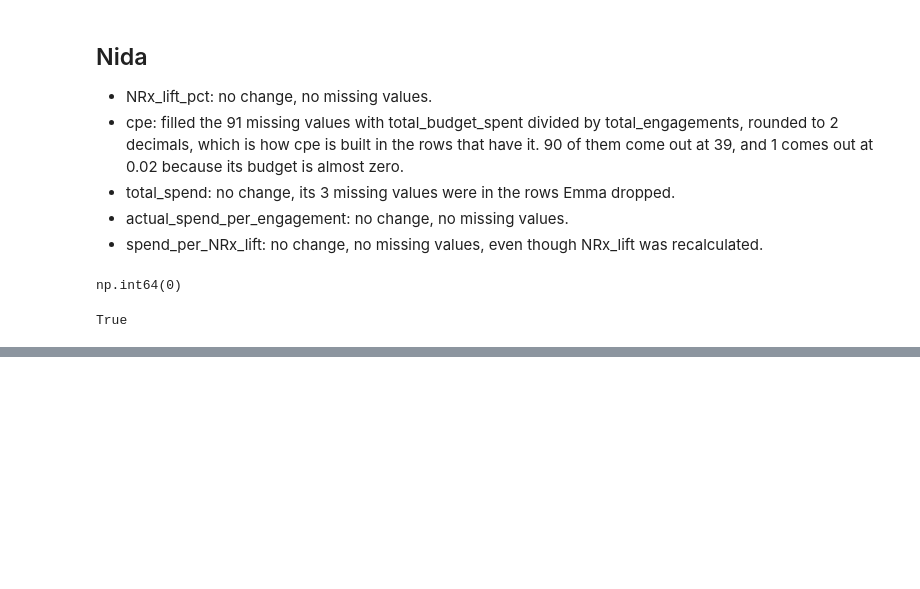
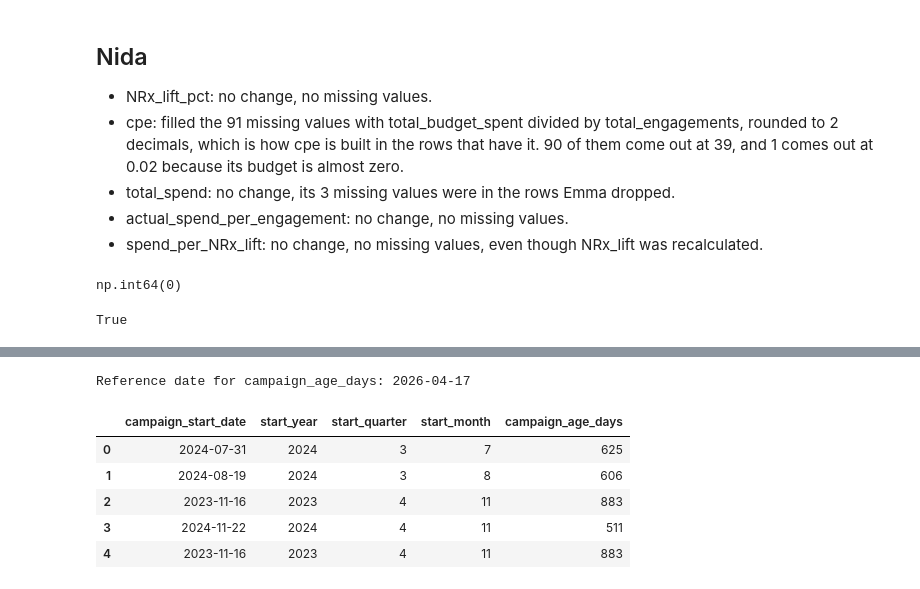
Before and after one commit to Break-Through-Tech/Pharma-1A-predicting-pharma-ad-performance, a Jupyter notebook: notebooks/clean_dataset.ipynb, the cells around one changed output, grey strips where cells are left out. Saved outputs shown, nothing was run; the diff lists cells and outputs as text; code cells hidden in the pictures; blank space fills up the shorter version.

```diff
--- a/notebooks/clean_dataset.ipynb
+++ b/notebooks/clean_dataset.ipynb
@@ -223,0 +231,12 @@ df.shape
+# %%
+def tidy_profession(v):
+    if isinstance(v, (int, float)) or str(v).isdigit():
+        return f"Unmapped code {int(v)}"
+    if v in ("UNKNOWN", "Not stated"):
+        return v
+    return str(v).title() if str(v).islower() else v
+
+before = df["profession"].copy()
+df["profession"] = df["profession"].map(tidy_profession)
+print("Rows relabeled:", (before.astype(str) != df["profession"]).sum())
+df["profession"].value_counts().to_frame("rows")
@@ -223,0 +265,18 @@ df.shape
+# %%
+start = pd.to_datetime(df["campaign_start_date"].str.replace(" UTC", "", regex=False))
+df["campaign_start_date"] = start.dt.strftime("%Y-%m-%d")
+df["start_year"] = start.dt.year
+df["start_quarter"] = start.dt.quarter
+df["start_month"] = start.dt.month
+REFERENCE_DATE = start.max().normalize()
+df["campaign_age_days"] = (REFERENCE_DATE - start.dt.normalize()).dt.days
+print("Reference date for campaign_age_days:", REFERENCE_DATE.date())
+df[["campaign_start_date", "start_year", "start_quarter", "start_month", "campaign_age_days"]].head()
+# %% [output]
+Reference date for campaign_age_days: 2026-04-17
+|  | campaign_start_date | start_year | start_quarter | start_month | campaign_age_days |
+| 0 | 2024-07-31 | 2024 | 3 | 7 | 625 |
+| 1 | 2024-08-19 | 2024 | 3 | 8 | 606 |
+| 2 | 2023-11-16 | 2023 | 4 | 11 | 883 |
+| 3 | 2024-11-22 | 2024 | 4 | 11 | 511 |
+| 4 | 2023-11-16 | 2023 | 4 | 11 | 883 |
```
Also changed, not shown: parts of 16 cells of this notebook, 3 other files.
